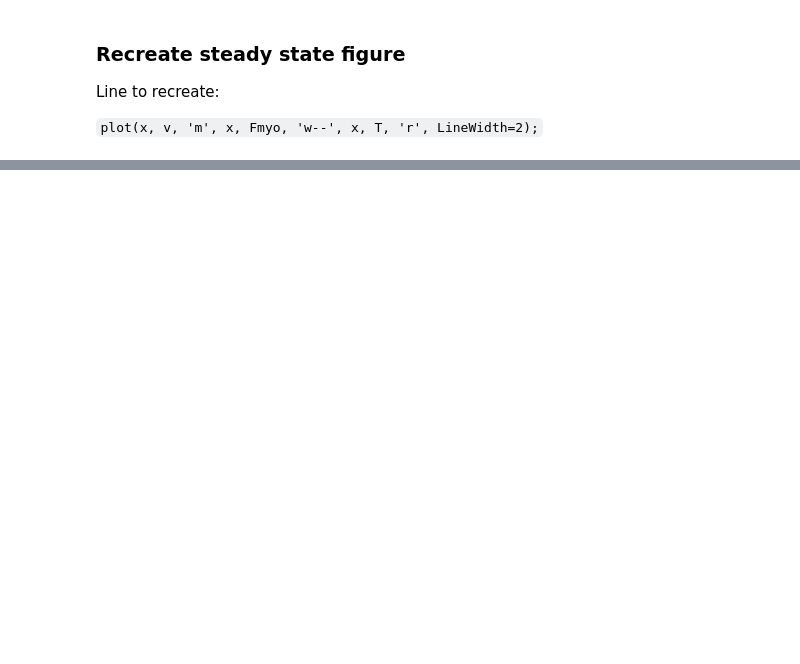
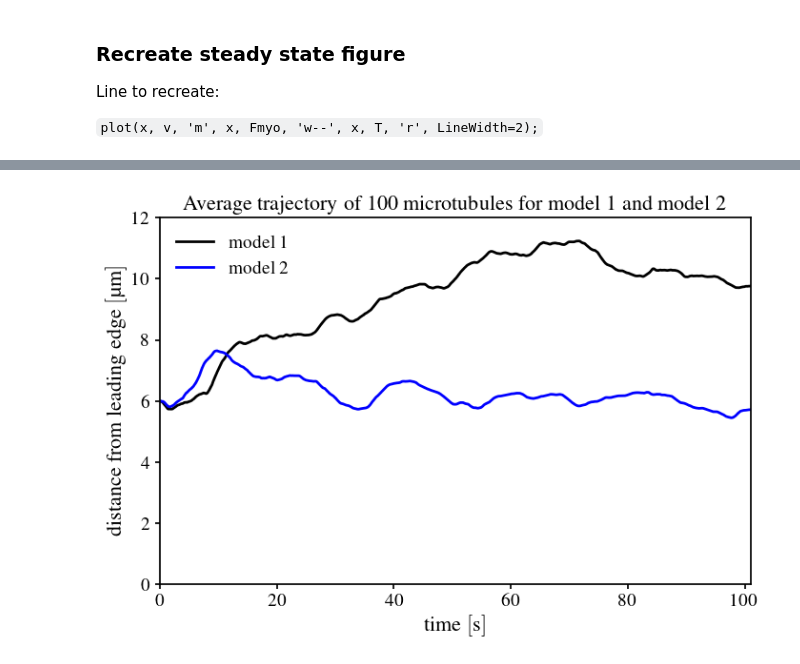
Before and after one commit to CalvinSprouse/growth_cone_mts, a Jupyter notebook: analysis.ipynb, the cells around one changed output, grey strips where cells are left out. Drawn from its saved outputs; the diff is of its cells as text; code cells hidden in the pictures; blank space fills up the shorter version.

```diff
--- a/analysis.ipynb
+++ b/analysis.ipynb
@@ -91,0 +202,40 @@ fig.savefig(figure_dir / "steady_state_og")
+# %%
+# make a short figure showing just the average line for m1 and m2
+# decrease the height of the figure
+fig, ax = plt.subplots(figsize=(8,5))
+
+# plot the average position at each time
+average_position_m1 = np.mean(m1_mts[:, 1, :], axis=1)
+average_position_m2 = np.mean(m2_mts[:, 1, :], axis=1)
+
+ax.plot(
+    m1_mts[:, 0, 0],
+    average_position_m1,
+    color="black",
+    linewidth=2,
+    label="model 1"
+)
+
+ax.plot(
+    m2_mts[:, 0, 0],
+    average_position_m2,
+    color="blue",
+    linewidth=2,
+    label="model 2"
+)
+
+# limit the y-axis
+ax.set_ylim(0, 12)
+
+# label axis and title
+ax.set_xlabel(r"time $\left[\qty{}{\second}\right]$")
+ax.set_ylabel(r"distance from leading edge $\left[\qty{}{\micro\meter}\right]$")
+ax.set_title(r"Average trajectory of 100 microtubules for model 1 and model 2")
+
+# add a legend in the upper left
+ax.legend(loc="upper left")
+
+# save figure
+fig.savefig(figure_dir / "mt_trajectory_average_closeup")
+# %% [output]
+[figure, added]
```
Also changed, not shown: parts of 8 cells of this notebook, 12 other files.
